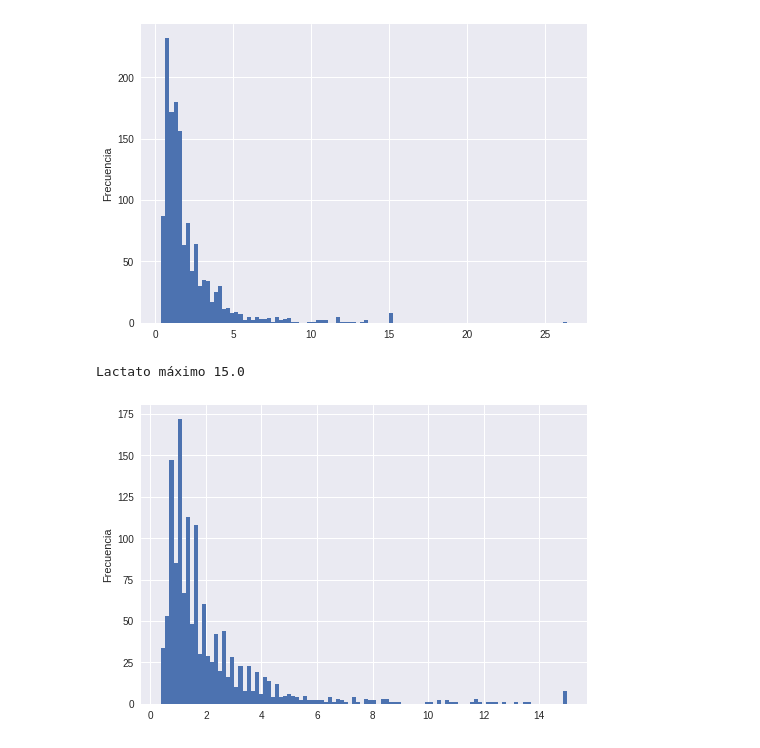
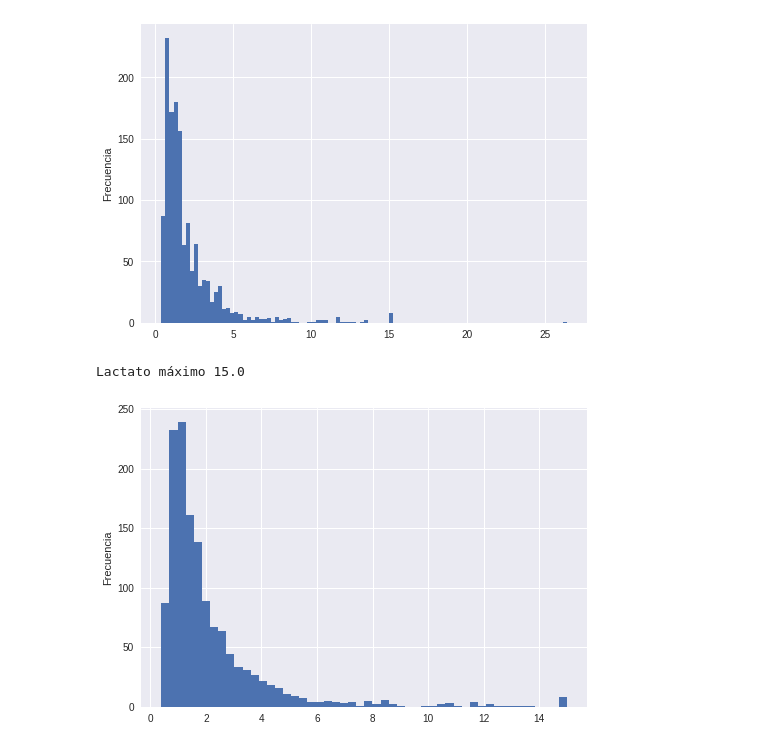
Before and after one commit to anunezr/revision_medicina_intensiva, a Jupyter notebook: estadistica_basica.ipynb, the cells around one changed output. Drawn from its saved outputs; the diff is of its cells as text; code cells hidden in the pictures.

```diff
--- a/estadistica_basica.ipynb
+++ b/estadistica_basica.ipynb
@@ -77,12 +101,12 @@ plt.show()
 # %%
 #Vemos que hay un valor de lactato que se sale de la capacidad de medición del gasómetro (hasta 15). Lo eliminamos ya que es un único valor
 df=df[df['lactato']<=15]
 print('Lactato máximo',df['lactato'].max())
 
 
-plt.hist(df["lactato"],bins=100)
+plt.hist(df["lactato"],bins=50)
 plt.ylabel('Frecuencia')
 plt.show()
 # %% [output]
 Lactato máximo 15.0
-[figure, old version]
+[figure, new version]
```
Also changed, not shown: parts of 5 cells of this notebook.
